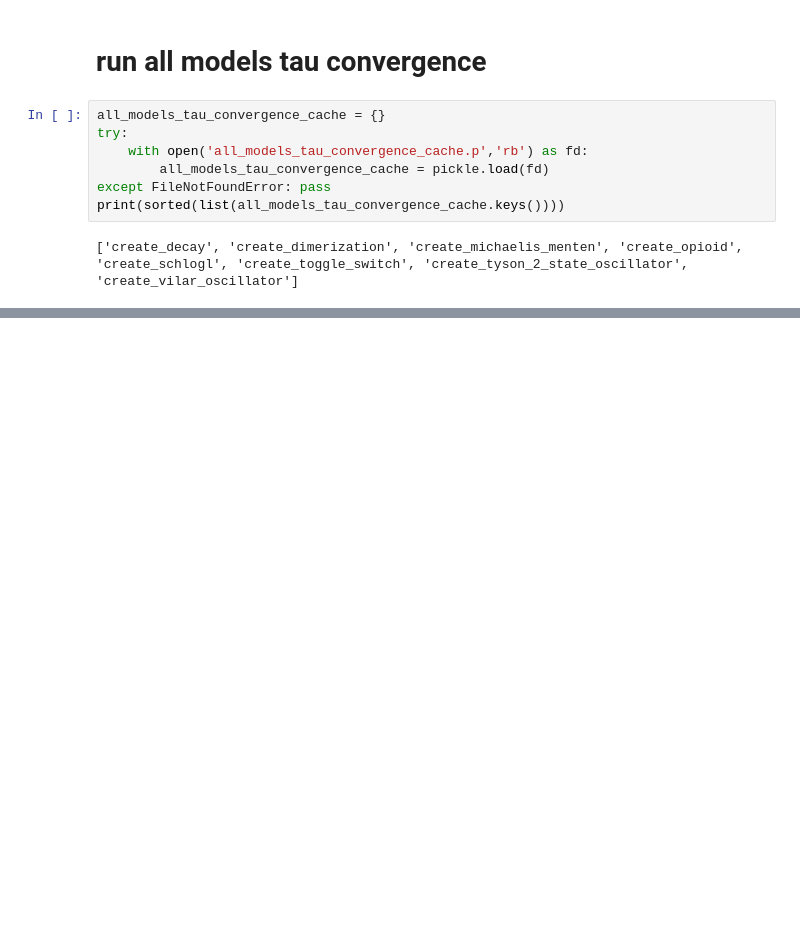
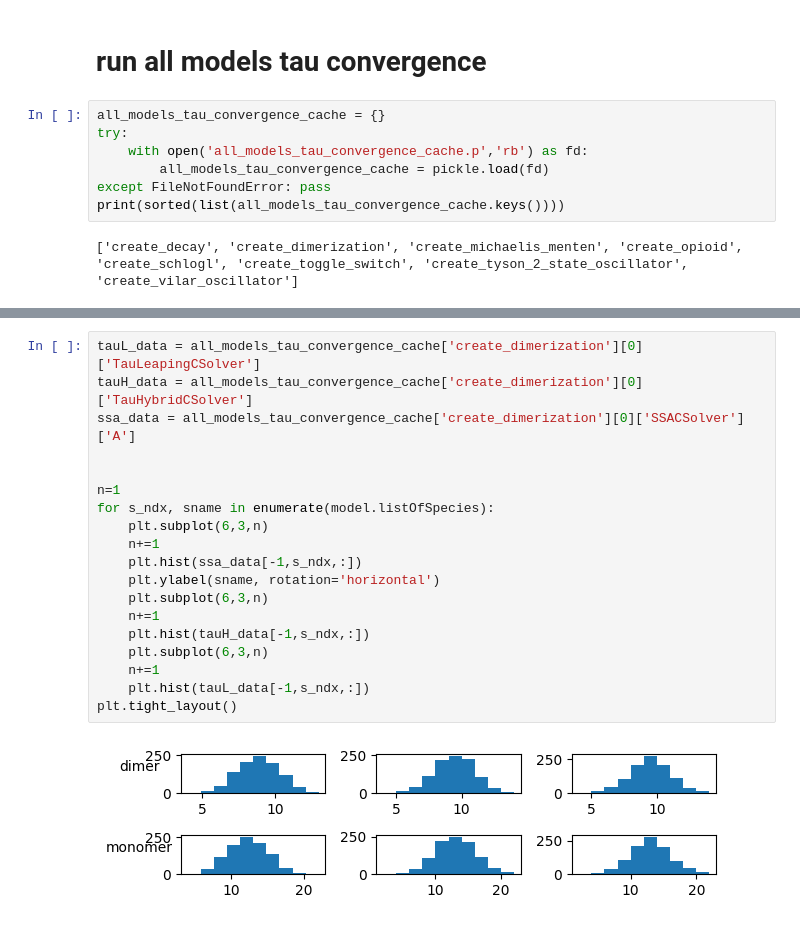
Before and after one commit to StochSS/GillesPy2, a Jupyter notebook: examples/Tau_Validation.ipynb, the cells around one changed output, grey strips where cells are left out. Saved outputs shown, nothing was run; the diff lists cells and outputs as text; blank space fills up the shorter version.

```diff
--- a/examples/Tau_Validation.ipynb
+++ b/examples/Tau_Validation.ipynb
@@ -721,0 +952,21 @@ species=['A', 'B']
+# %%
+tauL_data = all_models_tau_convergence_cache['create_dimerization'][0]['TauLeapingCSolver']
+tauH_data = all_models_tau_convergence_cache['create_dimerization'][0]['TauHybridCSolver']
+ssa_data = all_models_tau_convergence_cache['create_dimerization'][0]['SSACSolver']['A']
+
+
+n=1
+for s_ndx, sname in enumerate(model.listOfSpecies):
+    plt.subplot(6,3,n)
+    n+=1
+    plt.hist(ssa_data[-1,s_ndx,:])
+    plt.ylabel(sname, rotation='horizontal')
+    plt.subplot(6,3,n)
+    n+=1
+    plt.hist(tauH_data[-1,s_ndx,:])
+    plt.subplot(6,3,n)
+    n+=1
+    plt.hist(tauL_data[-1,s_ndx,:])
+plt.tight_layout()
+# %% [output]
+[figure, added]
```
Also changed, not shown: parts of 38 cells of this notebook.
